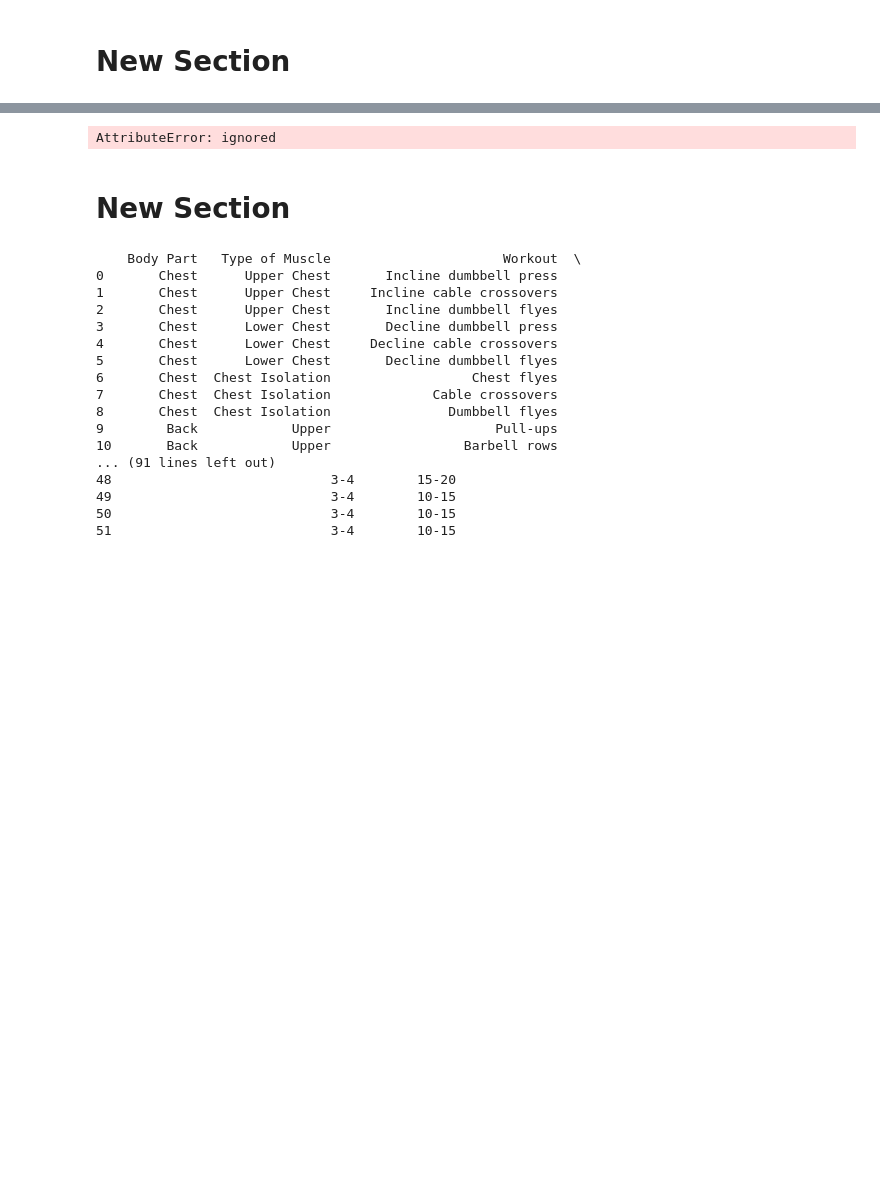
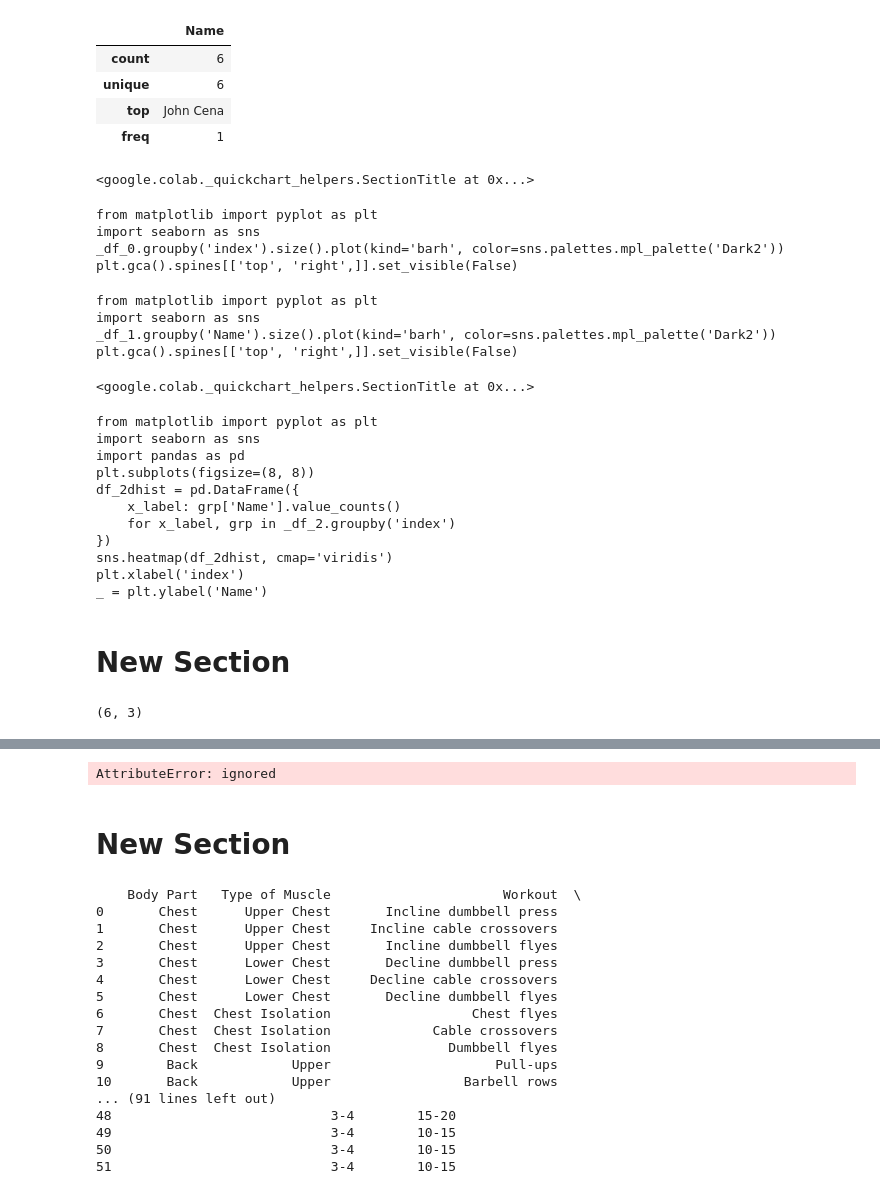
Before and after one commit to Naufil-sayed/DVP, a Jupyter notebook: Untitled5.ipynb, the cells around one changed output, grey strips where cells are left out. Saved outputs shown, nothing was run; the diff lists cells and outputs as text; code cells hidden in the pictures; blank space fills up the shorter version.

```diff
--- a/Untitled5.ipynb
+++ b/Untitled5.ipynb
@@ -3,2 +47,35 @@
+# %%
+df.describe(include='object')
+# %% [output]
+|  | Name |
+| count | 6 |
+| unique | 6 |
+| top | John Cena |
+| freq | 1 |
+<google.colab._quickchart_helpers.SectionTitle at 0x...>
+from matplotlib import pyplot as plt
+import seaborn as sns
+_df_0.groupby('index').size().plot(kind='barh', color=sns.palettes.mpl_palette('Dark2'))
+plt.gca().spines[['top', 'right',]].set_visible(False)
+from matplotlib import pyplot as plt
+import seaborn as sns
+_df_1.groupby('Name').size().plot(kind='barh', color=sns.palettes.mpl_palette('Dark2'))
+plt.gca().spines[['top', 'right',]].set_visible(False)
+<google.colab._quickchart_helpers.SectionTitle at 0x...>
+from matplotlib import pyplot as plt
+import seaborn as sns
+import pandas as pd
+plt.subplots(figsize=(8, 8))
+df_2dhist = pd.DataFrame({
+    x_label: grp['Name'].value_counts()
+    for x_label, grp in _df_2.groupby('index')
+})
+sns.heatmap(df_2dhist, cmap='viridis')
+plt.xlabel('index')
+_ = plt.ylabel('Name')
 # %% [markdown]
 # New Section
+# %%
+df.shape
+# %% [output]
+(6, 3)
```
Also changed, not shown: parts of 15 cells of this notebook.
